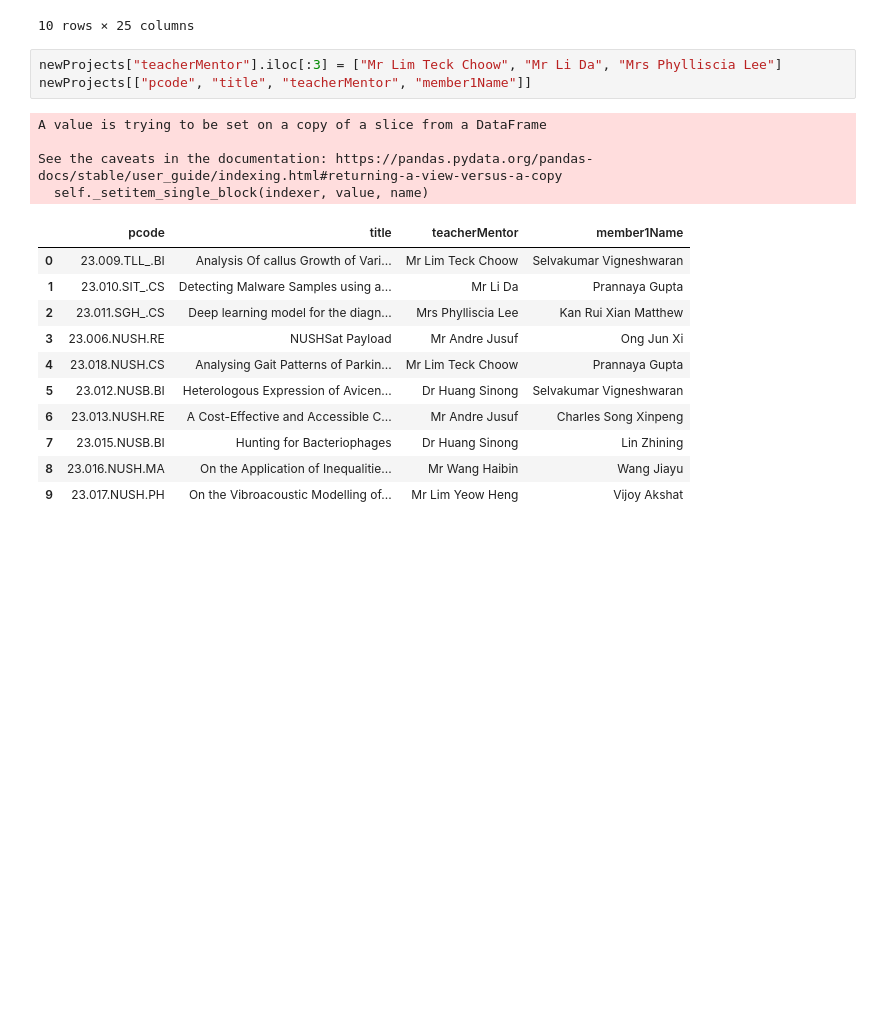
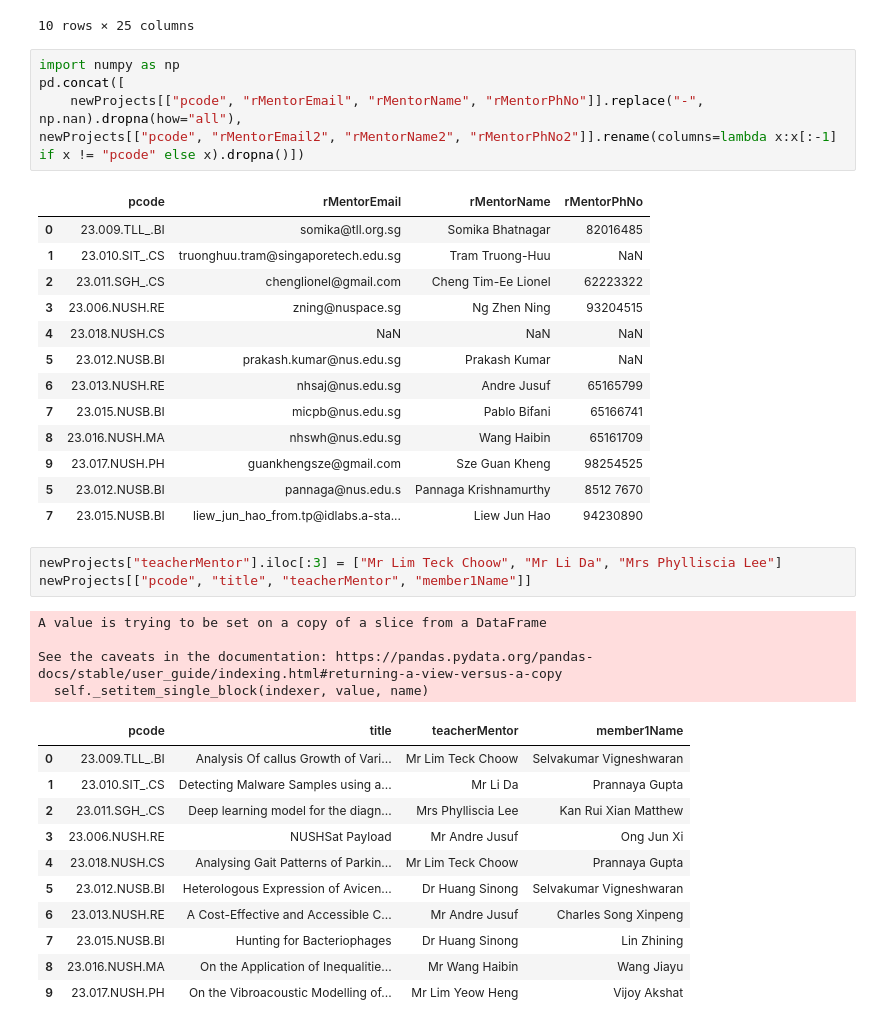
Before and after one commit to appventure-nush/arxiv.nush, a Jupyter notebook: dataset/load.ipynb, the cells around one changed output. Saved outputs shown, nothing was run; the diff lists cells and outputs as text; blank space fills up the shorter version.

```diff
--- a/dataset/load.ipynb
+++ b/dataset/load.ipynb
@@ -77,6 +77,25 @@ newProjects
 | 8 | 23.016.NUSH.MA | On the Application of Inequalitie... | Mr Wang Haibin | Mr | Wang Haibin | Math Teacher | NUS High | ... |
 | 9 | 23.017.NUSH.PH | On the Vibroacoustic Modelling of... | Mr Lim Yeow Heng | Mr | Sze Guan Kheng | Head of Department | Raffles Institution | ... |
 10 rows × 25 columns
+# %%
+import numpy as np
+pd.concat([
+    newProjects[["pcode", "rMentorEmail", "rMentorName", "rMentorPhNo"]].replace("-", np.nan).dropna(how="all"),
+newProjects[["pcode", "rMentorEmail2", "rMentorName2", "rMentorPhNo2"]].rename(columns=lambda x:x[:-1] if x != "pcode" else x).dropna()])
+# %% [output]
+|  | pcode | rMentorEmail | rMentorName | rMentorPhNo |
+| 0 | 23.009.TLL_.BI | somika@tll.org.sg | Somika Bhatnagar | 82016485 |
+| 1 | 23.010.SIT_.CS | truonghuu.tram@singaporetech.edu.sg | Tram Truong-Huu | NaN |
+| 2 | 23.011.SGH_.CS | chenglionel@gmail.com | Cheng Tim-Ee Lionel | 62223322 |
+| 3 | 23.006.NUSH.RE | zning@nuspace.sg | Ng Zhen Ning | 93204515 |
+| 4 | 23.018.NUSH.CS | NaN | NaN | NaN |
+| 5 | 23.012.NUSB.BI | prakash.kumar@nus.edu.sg | Prakash Kumar | NaN |
+| 6 | 23.013.NUSH.RE | nhsaj@nus.edu.sg | Andre Jusuf | 65165799 |
+| 7 | 23.015.NUSB.BI | micpb@nus.edu.sg | Pablo Bifani | 65166741 |
+| 8 | 23.016.NUSH.MA | nhswh@nus.edu.sg | Wang Haibin | 65161709 |
+| 9 | 23.017.NUSH.PH | guankhengsze@gmail.com | Sze Guan Kheng | 98254525 |
+| 5 | 23.012.NUSB.BI | pannaga@nus.edu.s | Pannaga Krishnamurthy | 8512 7670 |
+| 7 | 23.015.NUSB.BI | liew_jun_hao_from.tp@idlabs.a-sta... | Liew Jun Hao | 94230890 |
 # %%
 newProjects["teacherMentor"].iloc[:3] = ["Mr Lim Teck Choow", "Mr Li Da", "Mrs Phylliscia Lee"]
 newProjects[["pcode", "title", "teacherMentor", "member1Name"]]
```
